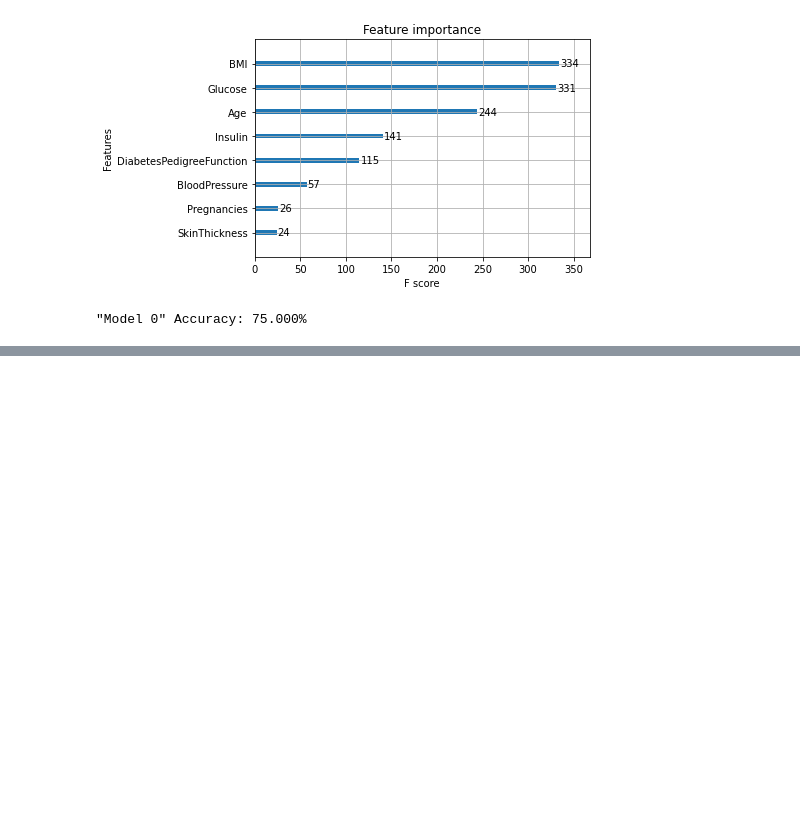
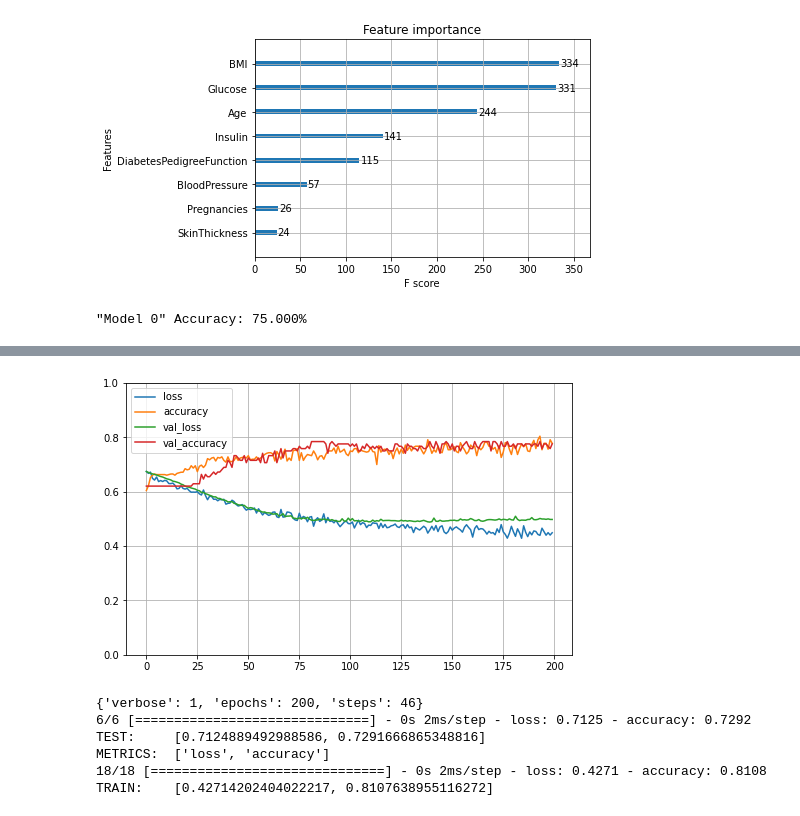
Before and after one commit to erinkhoo/hard-skill-learning-list-2019, a Jupyter notebook: Machine_Learning_Problems/XGBoost/XGBoost-Playground.ipynb, the cells around one changed output, grey strips where cells are left out. Drawn from its saved outputs; the diff is of its cells as text; code cells hidden in the pictures; blank space fills up the shorter version.

```diff
--- a/Machine_Learning_Problems/XGBoost/XGBoost-Playground.ipynb
+++ b/Machine_Learning_Problems/XGBoost/XGBoost-Playground.ipynb
@@ -212,0 +224,4 @@ print(f'"Model 0" Accuracy: {accuracy * 100:.3f}%')
+# %%
+# predictor selection (all since all are numeric)
+predictors_train = X_train
+predictors_test = X_test
@@ -212,0 +235,4 @@ print(f'"Model 0" Accuracy: {accuracy * 100:.3f}%')
+# %%
+MMScaler = MinMaxScaler()
+predictors_train_MMscaled = MMScaler.fit_transform(predictors_train)
+predictors_test_MMscaled = MMScaler.fit_transform(predictors_test)
@@ -212,0 +265,6 @@ print(f'"Model 0" Accuracy: {accuracy * 100:.3f}%')
+# %%
+# accuracy score review
+for clf in (log_clf, erf_clf, svm_clf, xgb_clf, voting_clf):
+  clf.fit(predictors_train_MMscaled, y_train)
+  y_pred = clf.predict(predictors_test_MMscaled)
+  print(f'{clf.__class__.__name__}: {accuracy_score(y_test, y_pred):.6f}')
@@ -212,0 +314,13 @@ print(f'"Model 0" Accuracy: {accuracy * 100:.3f}%')
+# %%
+# create model structure
+better_tfmodel = keras.models.Sequential([
+                                          keras.layers.Dense(12, activation='relu', input_shape=(8,)),
+                                          keras.layers.Dense(8, activation='relu'),
+                                          keras.layers.Dropout(.333),
+                                          keras.layers.Dense(1, activation='sigmoid')])
+# compile model
+better_tfmodel.compile(loss='binary_crossentropy', optimizer='RMSProp', metrics=['accuracy'])
+# fit the model & store history
+better_history = 0
+better_history = better_tfmodel.fit(predictors_train_MMscaled, y_train,
+                                    validation_split=.2, epochs=200, batch_size=10)
@@ -212,0 +345,24 @@ print(f'"Model 0" Accuracy: {accuracy * 100:.3f}%')
+# %%
+# plt model metrics
+pd.DataFrame(better_history.history).plot(figsize=(8, 5))
+plt.grid(True)
+plt.gca().set_ylim(0, 1)
+plt.show()
+print(f'{better_history.params}')
+
+# evaluate model
+# TEST:
+# Adam    - loss: 0.6496 - accuracy: 0.7500, epoch; 200
+# Adam    - loss: 0.5564 - accuracy: 0.7552, epoch; 200
+# RMSProp - loss: 0.7125 - accuracy: 0.7292, epoch; 200
+print(f'TEST:     {better_tfmodel.evaluate(predictors_test_MMscaled, y_test)}')
+print(f'METRICS:  {better_tfmodel.metrics_names}')
+print(f'TRAIN:    {better_tfmodel.evaluate(predictors_train_MMscaled, y_train)}')
+# %% [output]
+[figure, added]
+{'verbose': 1, 'epochs': 200, 'steps': 46}
+6/6 [==============================] - 0s 2ms/step - loss: 0.7125 - accuracy: 0.7292
+TEST:     [0.7124889492988586, 0.7291666865348816]
+METRICS:  ['loss', 'accuracy']
+18/18 [==============================] - 0s 2ms/step - loss: 0.4271 - accuracy: 0.8108
+TRAIN:    [0.42714202404022217, 0.8107638955116272]
```
Also changed, not shown: parts of 24 cells of this notebook, 9 other files.
